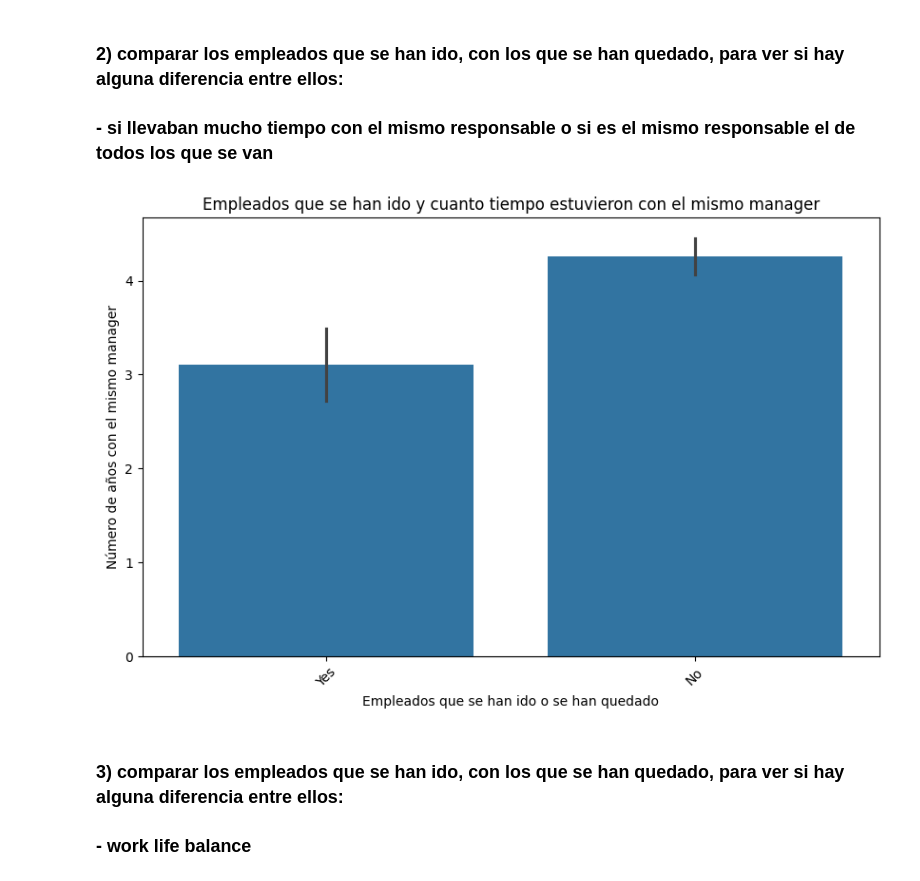
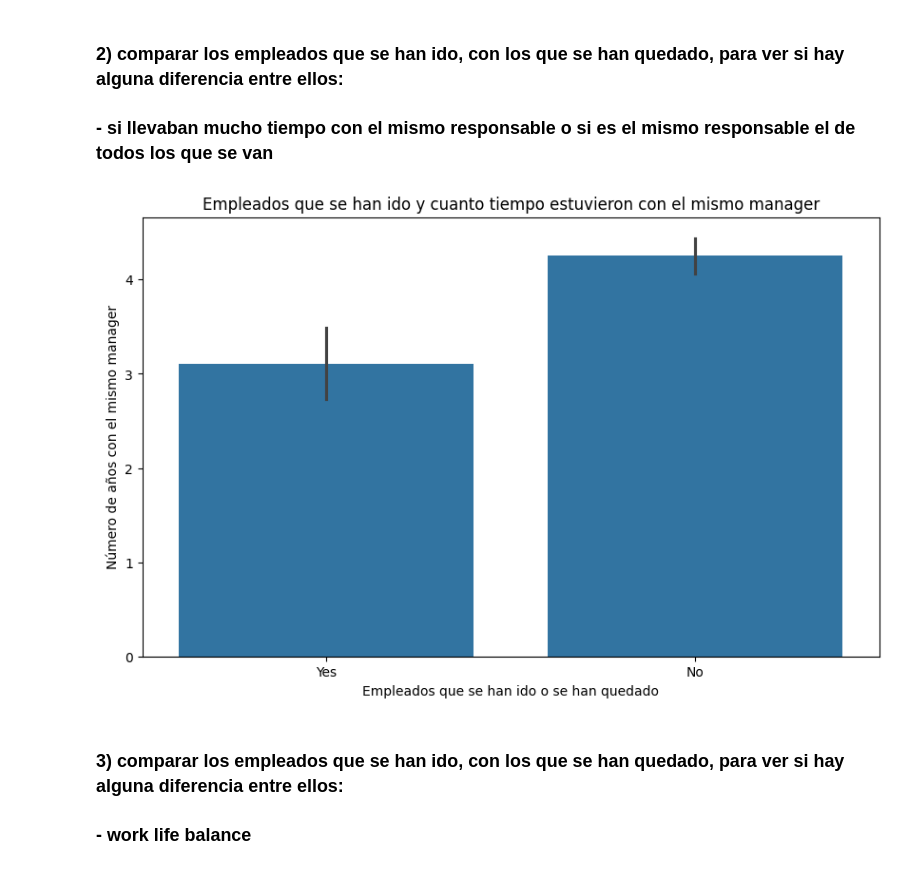
Before and after one commit to Eleonora1989/project-da-promo-63-modulo-3-team-3, a Jupyter notebook: consultas/visualizaciones-carol.ipynb, the cells around one changed output. Cells and saved outputs as stored; diff of their text form; code cells hidden in the pictures.

```diff
--- a/consultas/visualizaciones-carol.ipynb
+++ b/consultas/visualizaciones-carol.ipynb
@@ -43,19 +42,18 @@ plt.show()
 # %%
 # usaremos un barplot porque estamos viendo la relacion entre una variable categorica (attrition) y una numerica (years_with_curr_manager)
 plt.figure(figsize=(10,6))
 
 sns.barplot(data=df_hr_limpio, x='attrition', y='years_with_curr_manager')
 
 plt.title('Empleados que se han ido y cuanto tiempo estuvieron con el mismo manager')
 plt.xlabel('Empleados que se han ido o se han quedado')
 plt.ylabel('Número de años con el mismo manager')
 
 
-plt.xticks(rotation=45)
 
 plt.show()
 # %% [output]
-[figure, old version]
+[figure, new version]
 # %% [markdown]
 ### 3) comparar los empleados que se han ido, con los que se han quedado, para ver si hay alguna diferencia entre ellos:
 ### - work life balance
```
Also changed, not shown: parts of 15 cells of this notebook.
